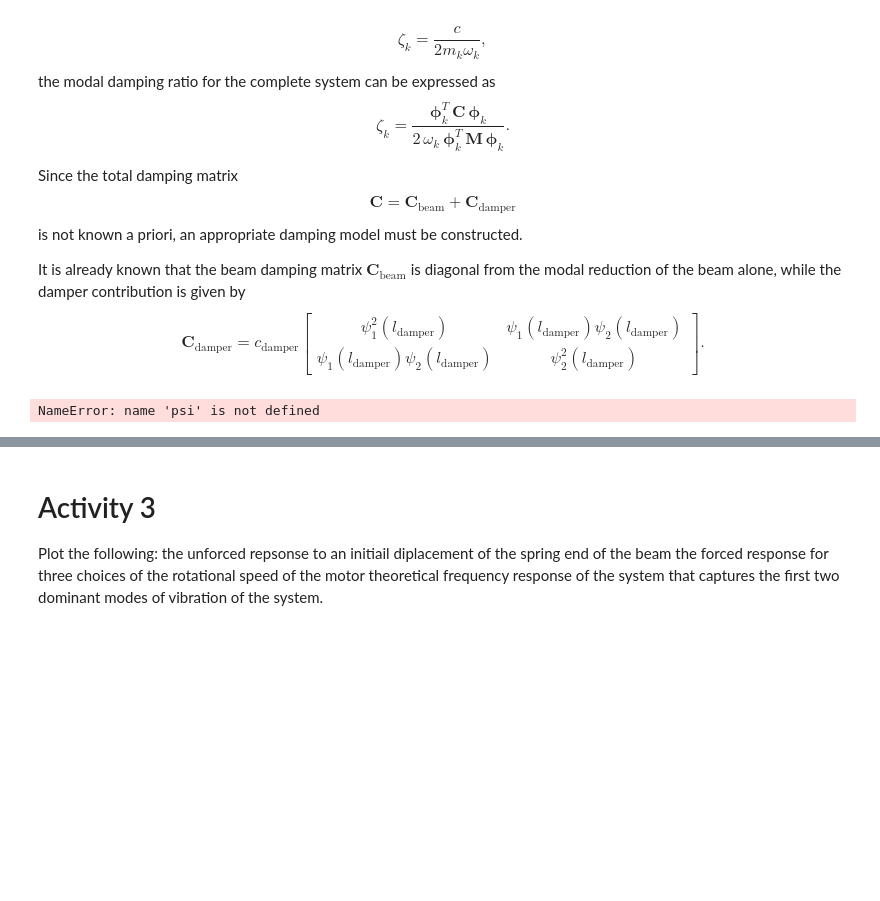
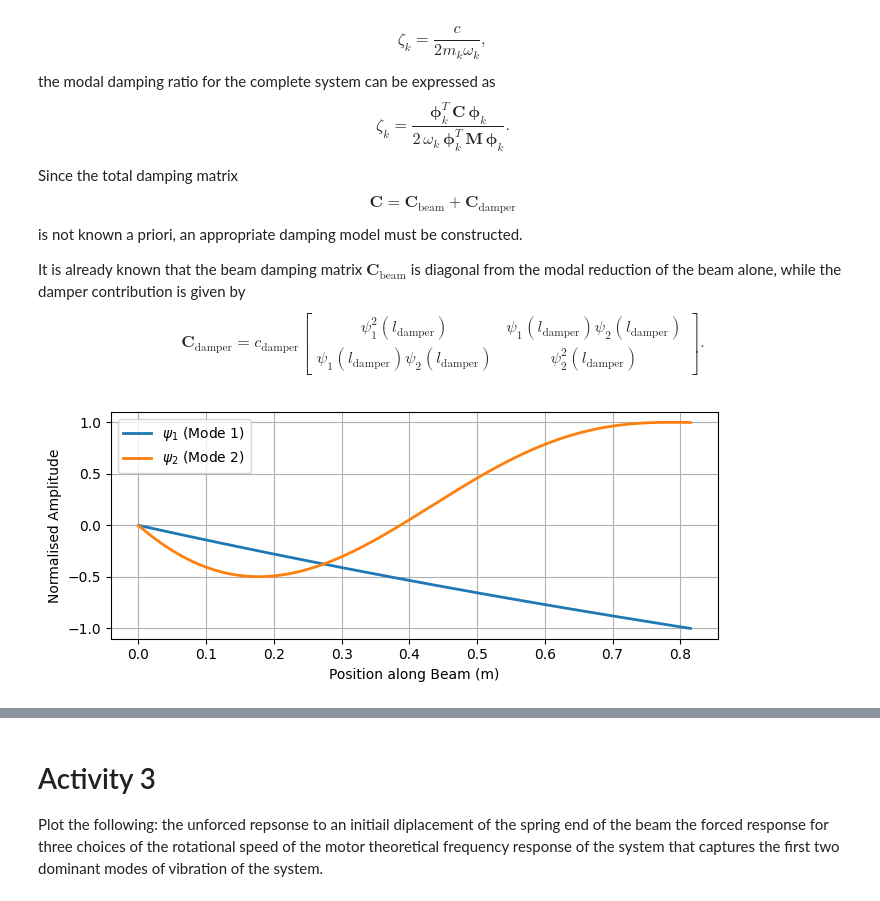
Before and after one commit to tharindu33333/ME421-Mechanical-Systems-Lab-A2, a Jupyter notebook: Vibration/E_20_222_Vibration.ipynb, the cells around one changed output, grey strips where cells are left out. Saved outputs shown, nothing was run; the diff lists cells and outputs as text; code cells hidden in the pictures; blank space fills up the shorter version.

```diff
--- a/Vibration/E_20_222_Vibration.ipynb
+++ b/Vibration/E_20_222_Vibration.ipynb
@@ -1467,42 +957,45 @@ c_{\text{damper}}
 \end{bmatrix}.
 $$
 # %%
-import numpy as np
+# ============================================================
+# 11. MODE SHAPES OF THE BEAM ONLY
+# ============================================================
+
 import matplotlib.pyplot as plt
 
-# ============================================================
-# Beam spatial grid
-# ============================================================
+# Spatial discretisation along the beam
 x_beam = np.linspace(0, beam["L"], 1000)
 
-# ============================================================
-# Mode shape evaluation
-# ============================================================
-def evaluate_mode_shape(beta):
-    return psi(x_beam, beta, beam["L"], beam["E"]*beam["I"], k_theta)
+# Evaluate mode shapes along the beam
+psi1_vals = mode_shape(x_beam, beta1)
+psi2_vals = mode_shape(x_beam, beta2)
 
-psi1_vals = evaluate_mode_shape(beta1)
-psi2_vals = evaluate_mode_shape(beta2)
-
-# ============================================================
-# Normalisation
-# ============================================================
+# Normalise mode shapes (maximum absolute value)
 psi1_norm = psi1_vals / np.max(np.abs(psi1_vals))
 psi2_norm = psi2_vals / np.max(np.abs(psi2_vals))
 
-# ============================================================
-# Plot
-# ============================================================
+# Plot the normalised mode shapes
 plt.figure(figsize=(7, 3))
 
-plt.plot(x_beam, psi1_norm, label=r'$\psi_1$ (Mode 1)', linewidth=2)
-plt.plot(x_beam, psi2_norm, label=r'$\psi_2$ (Mode 2)', linewidth=2)
+plt.plot(
+    x_beam,
+    psi1_norm,
+    label=r'$\psi_1$ (Mode 1)',
+    linewidth=2
+)
+
+plt.plot(
+    x_beam,
+    psi2_norm,
+    label=r'$\psi_2$ (Mode 2)',
+    linewidth=2
+)
 
 plt.xlabel('Position along Beam (m)')
 plt.ylabel('Normalised Amplitude')
 plt.grid(True)
 plt.legend()
 plt.tight_layout()
 plt.show()
 # %% [output]
-NameError: name 'psi' is not defined
+[figure, added]
```
Also changed, not shown: parts of 27 cells of this notebook.
